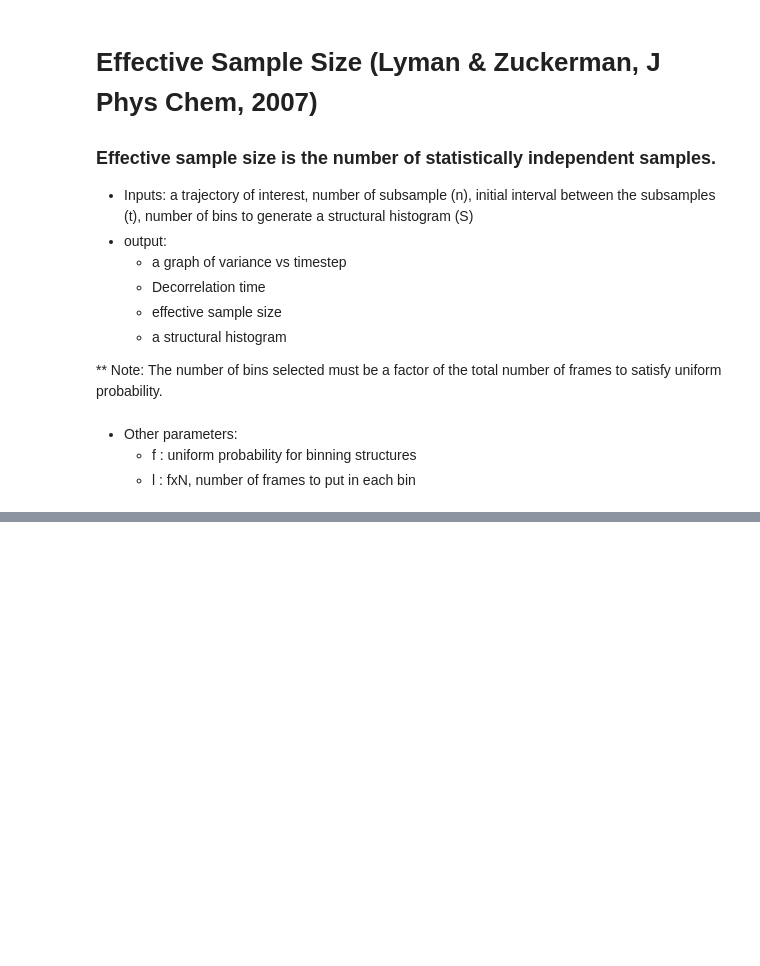
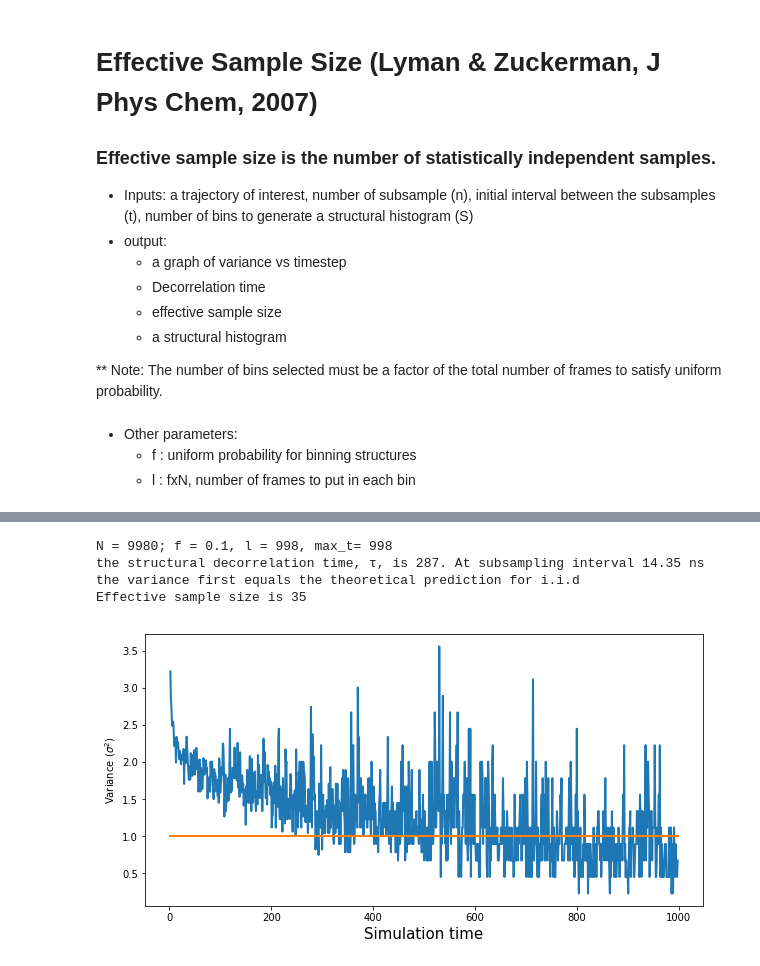
Before and after one commit to Ishruna/Analyze_sampling, a Jupyter notebook: effective_sample_size.ipynb, the cells around one changed output, grey strips where cells are left out. Drawn from its saved outputs; the diff is of its cells as text; code cells hidden in the pictures; blank space fills up the shorter version.

```diff
--- a/effective_sample_size.ipynb
+++ b/effective_sample_size.ipynb
@@ -343,0 +345,10 @@ Effective sample size is 92
+# %%
+E = EffectiveSampleSize(
+    '/home/ishruna/Desktop/Research/REMD_ProtG/Strucutral_histogram/Sparse_Data/sparse_data_truncated.pdb',
+                          timestep, n, t, S)
+ess_sp, t_dec, intervals, variances_over_time, fig, classification = E.analyze_variance()
+# %% [output]
+N = 9980; f = 0.1, l = 998, max_t= 998
+the structural decorrelation time, τ, is 287. At subsampling interval 14.35 ns the variance first equals the theoretical prediction for i.i.d
+Effective sample size is 35
+[figure, added]
```
Also changed, not shown: parts of 5 cells of this notebook.
